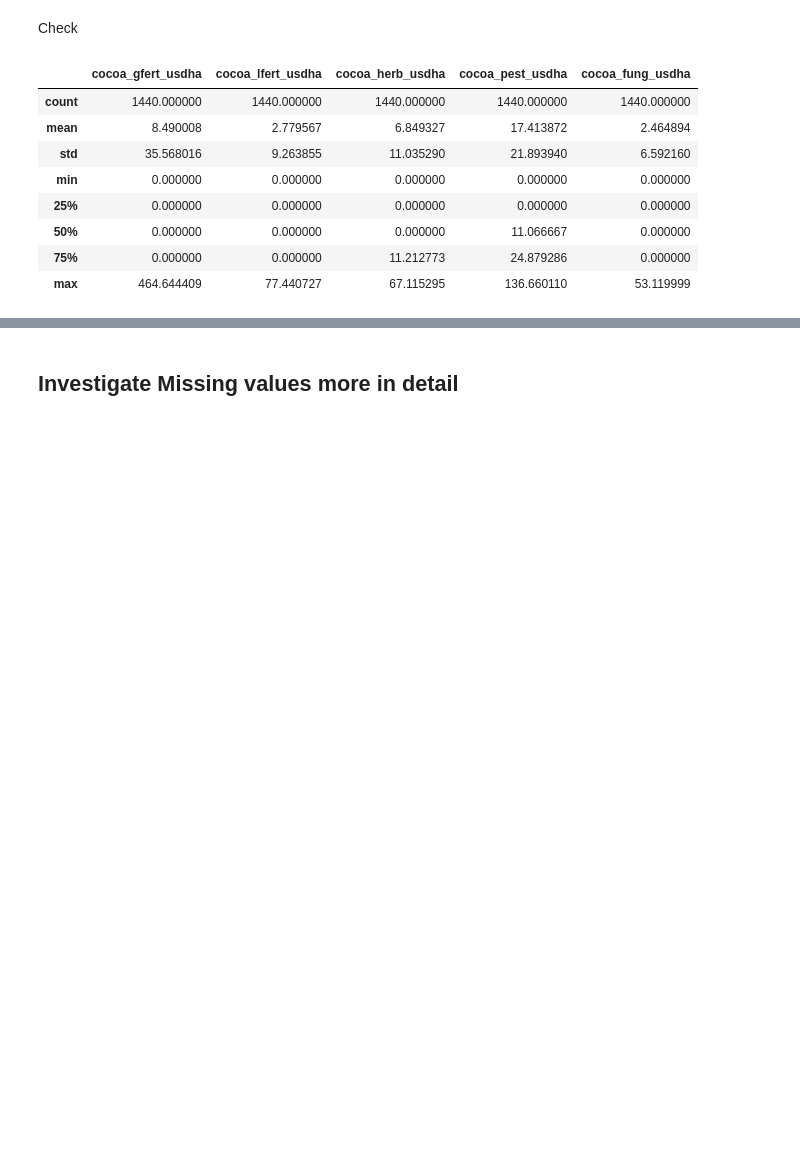
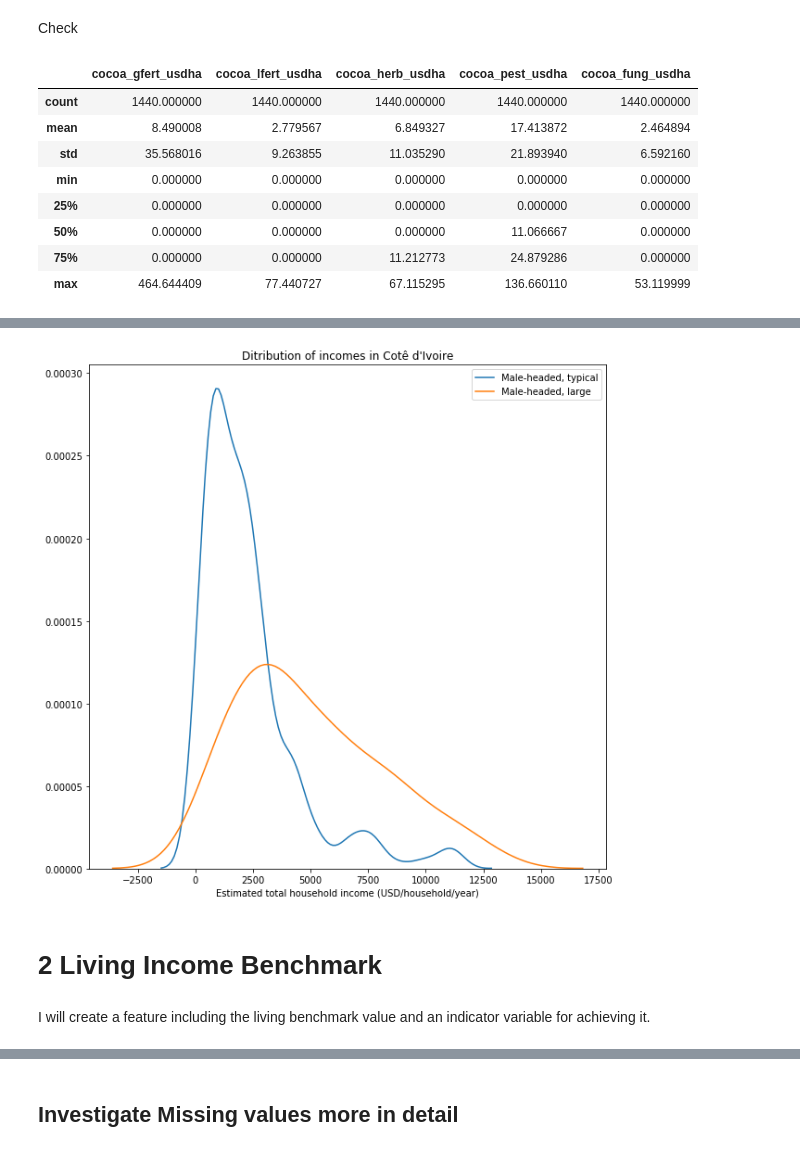
Before and after one commit to mtyszler/LivingIncomeModel, a Jupyter notebook: LivingIncomeAnalysis.ipynb, the cells around one changed output, grey strips where cells are left out. Drawn from its saved outputs; the diff is of its cells as text; code cells hidden in the pictures; blank space fills up the shorter version.

```diff
--- a/LivingIncomeAnalysis.ipynb
+++ b/LivingIncomeAnalysis.ipynb
@@ -586,0 +747,11 @@ data[inputcosts_extended_list].describe()
+# %%
+plt.figure(figsize=(10,10))
+plt.title ('Ditribution of incomes in Cotê d\'Ivoire')
+sns.distplot(data[data['Analytical Group']=='CdI: Male-headed, typical']['Estimated total household income (USD/household/year)'], hist = False, label = 'Male-headed, typical')
+sns.distplot(data[data['Analytical Group']=='CdI: Male-headed, large']['Estimated total household income (USD/household/year)'], hist = False, label = 'Male-headed, large');
+# %% [output]
+[figure, added]
+# %% [markdown]
+# 2 Living Income Benchmark
+# %% [markdown]
+I will create a feature including the living benchmark value and an indicator variable for achieving it.
```
Also changed, not shown: parts of 77 cells of this notebook.
